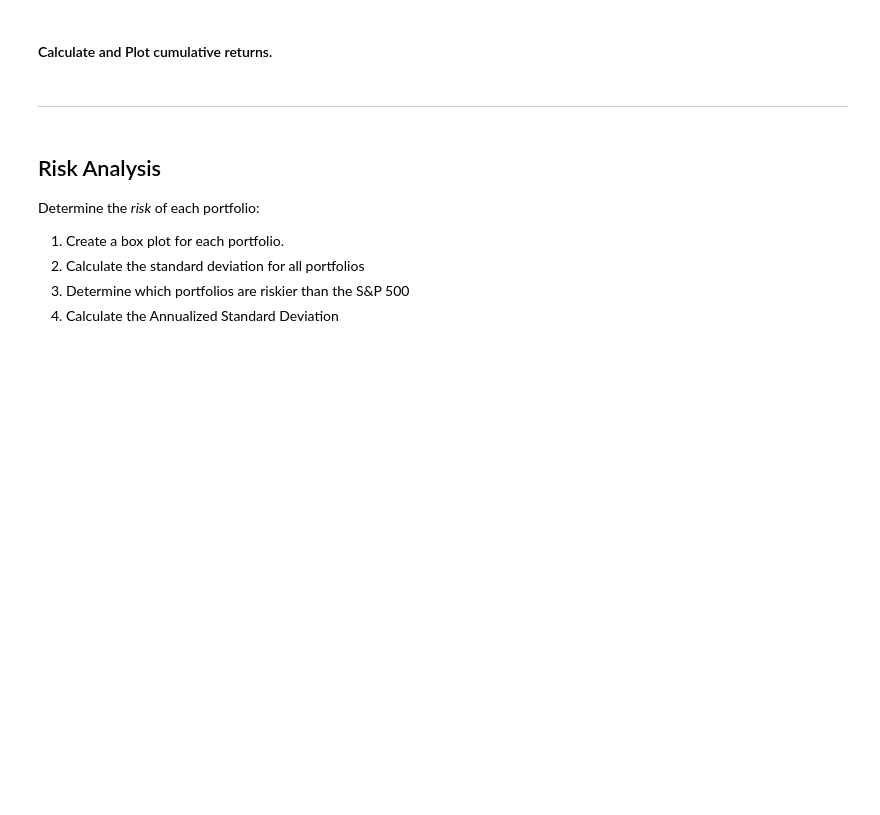
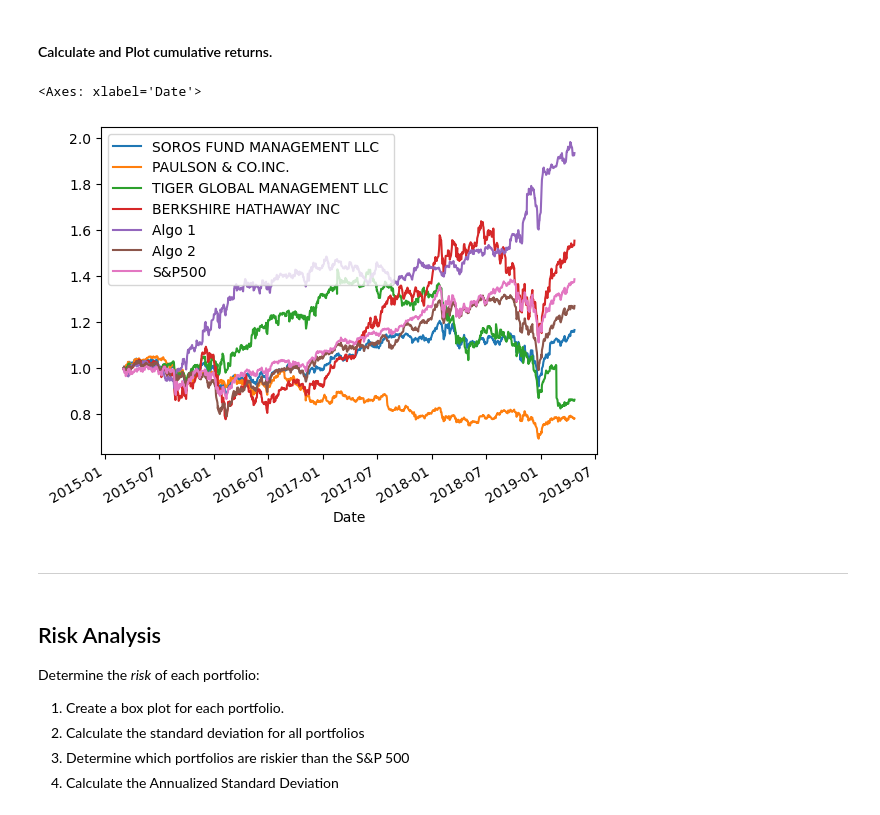
Before and after one commit to marc-martinez1/quantitative-analysis-demo, a Jupyter notebook: whale_analysis.ipynb, the cells around one changed output. Drawn from its saved outputs; the diff is of its cells as text; code cells hidden in the pictures; blank space fills up the shorter version.

```diff
--- a/whale_analysis.ipynb
+++ b/whale_analysis.ipynb
@@ -222,8 +226,12 @@ In this section, you will calculate and visualize performance and risk metrics f
 #### Calculate and Plot cumulative returns.
 # %%
 # Calculate cumulative returns of all portfolios
-
+cumulative_returns = (1 + all_portfolios).cumprod()
 # Plot cumulative returns
+cumulative_returns.plot()
+# %% [output]
+<Axes: xlabel='Date'>
+[figure, added]
 # %% [markdown]
 ---
 # %% [markdown]
```
Also changed, not shown: parts of 17 cells of this notebook.
